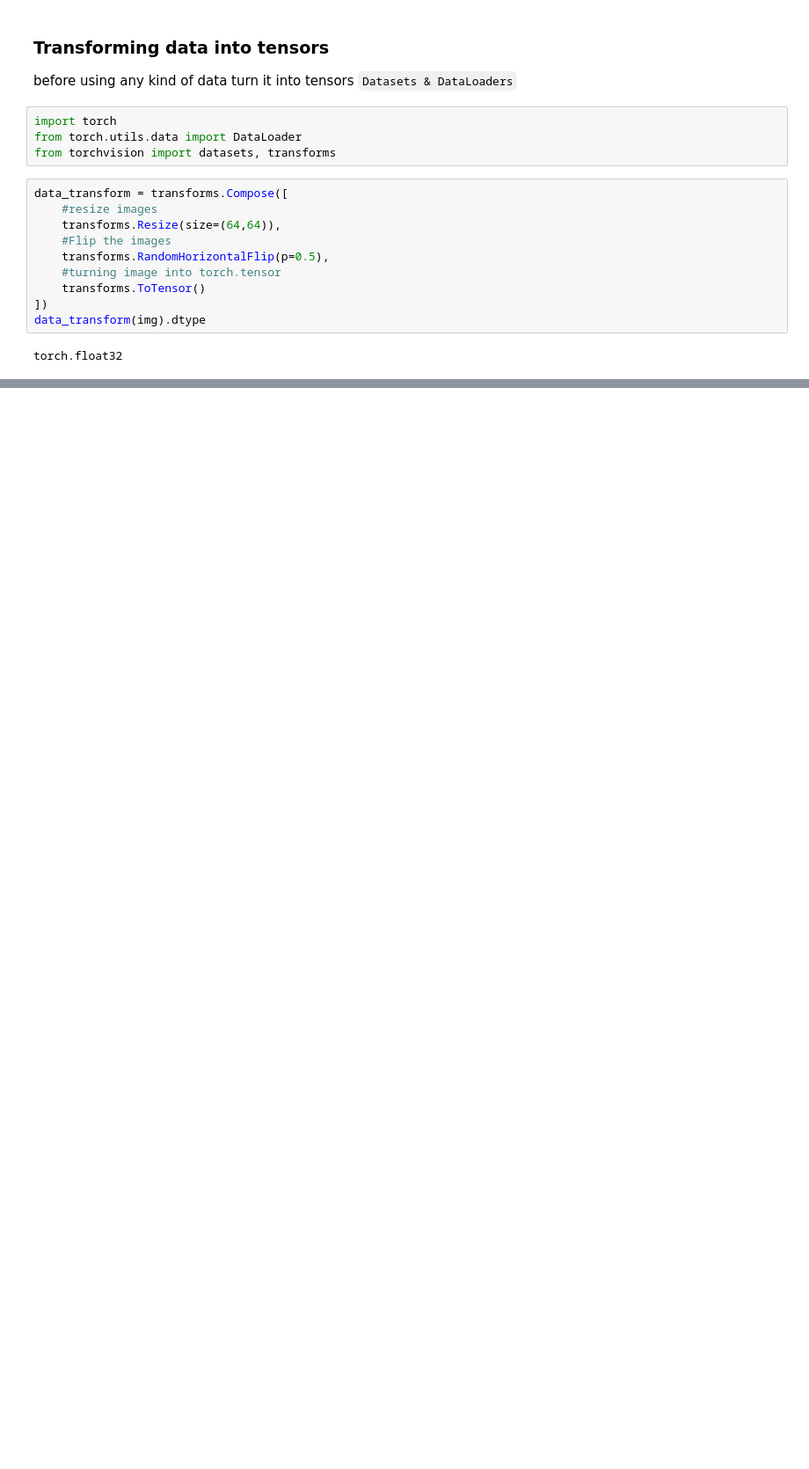
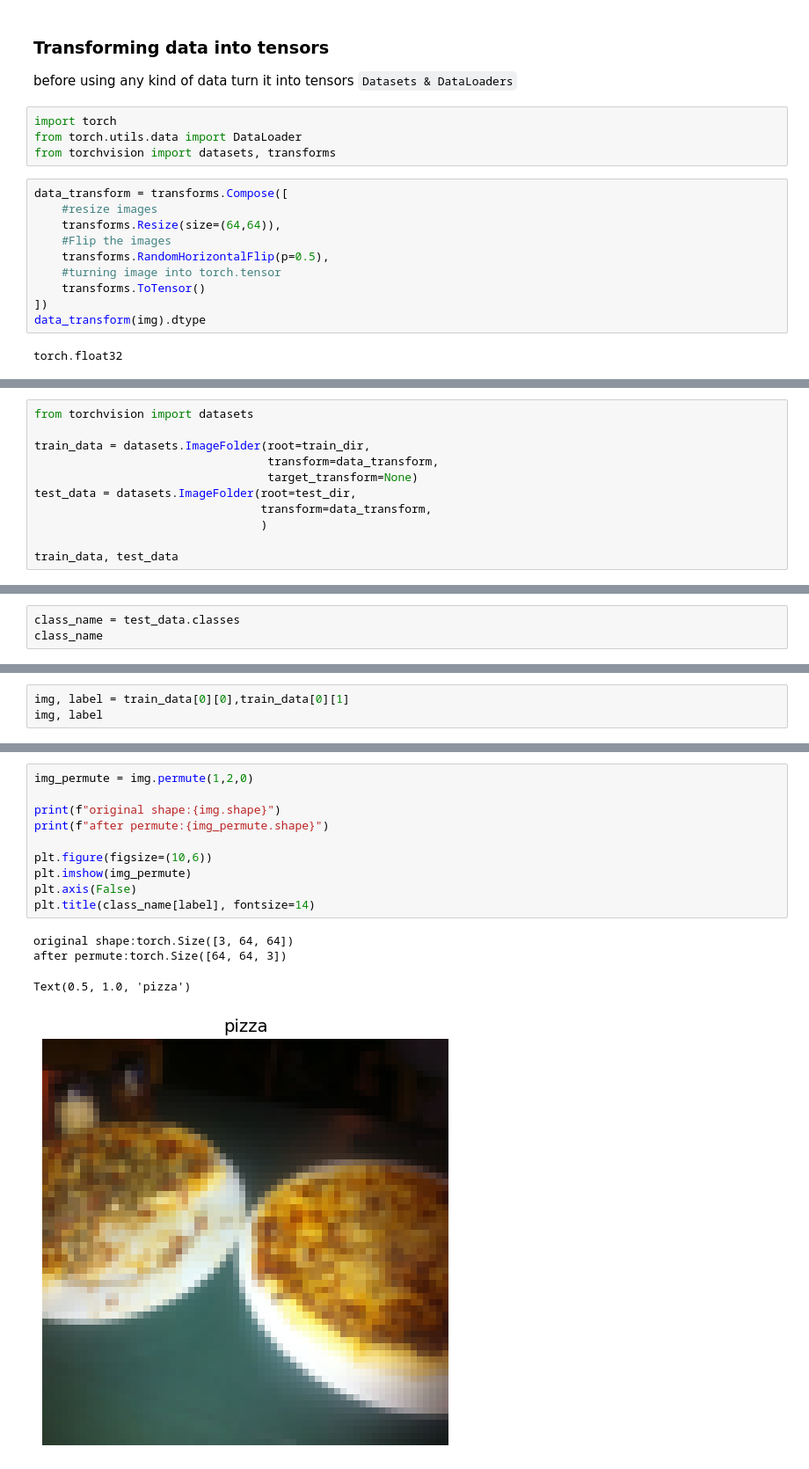
Before and after one commit to mdnazishpatel/Machine_learning, a Jupyter notebook: Custom_Datasets.ipynb, the cells around one changed output, grey strips where cells are left out. Shown at 88% size. Saved outputs shown, nothing was run; the diff lists cells and outputs as text; blank space fills up the shorter version.

```diff
--- a/Custom_Datasets.ipynb
+++ b/Custom_Datasets.ipynb
@@ -198,0 +201,11 @@ plot_transformed_images(image_path=image_path_list,
+# %%
+from torchvision import datasets
+
+train_data = datasets.ImageFolder(root=train_dir,
+                                  transform=data_transform,
+                                  target_transform=None)
+test_data = datasets.ImageFolder(root=test_dir,
+                                 transform=data_transform,
+                                 )
+
+train_data, test_data
@@ -198,0 +231,3 @@ plot_transformed_images(image_path=image_path_list,
+# %%
+class_name = test_data.classes
+class_name
@@ -198,0 +245,3 @@ plot_transformed_images(image_path=image_path_list,
+# %%
+img, label = train_data[0][0],train_data[0][1]
+img, label
@@ -198,0 +270,15 @@ plot_transformed_images(image_path=image_path_list,
+# %%
+img_permute = img.permute(1,2,0)
+
+print(f"original shape:{img.shape}")
+print(f"after permute:{img_permute.shape}")
+
+plt.figure(figsize=(10,6))
+plt.imshow(img_permute)
+plt.axis(False)
+plt.title(class_name[label], fontsize=14)
+# %% [output]
+original shape:torch.Size([3, 64, 64])
+after permute:torch.Size([64, 64, 3])
+Text(0.5, 1.0, 'pizza')
+[figure, added]
```
Also changed, not shown: parts of 17 cells of this notebook.
